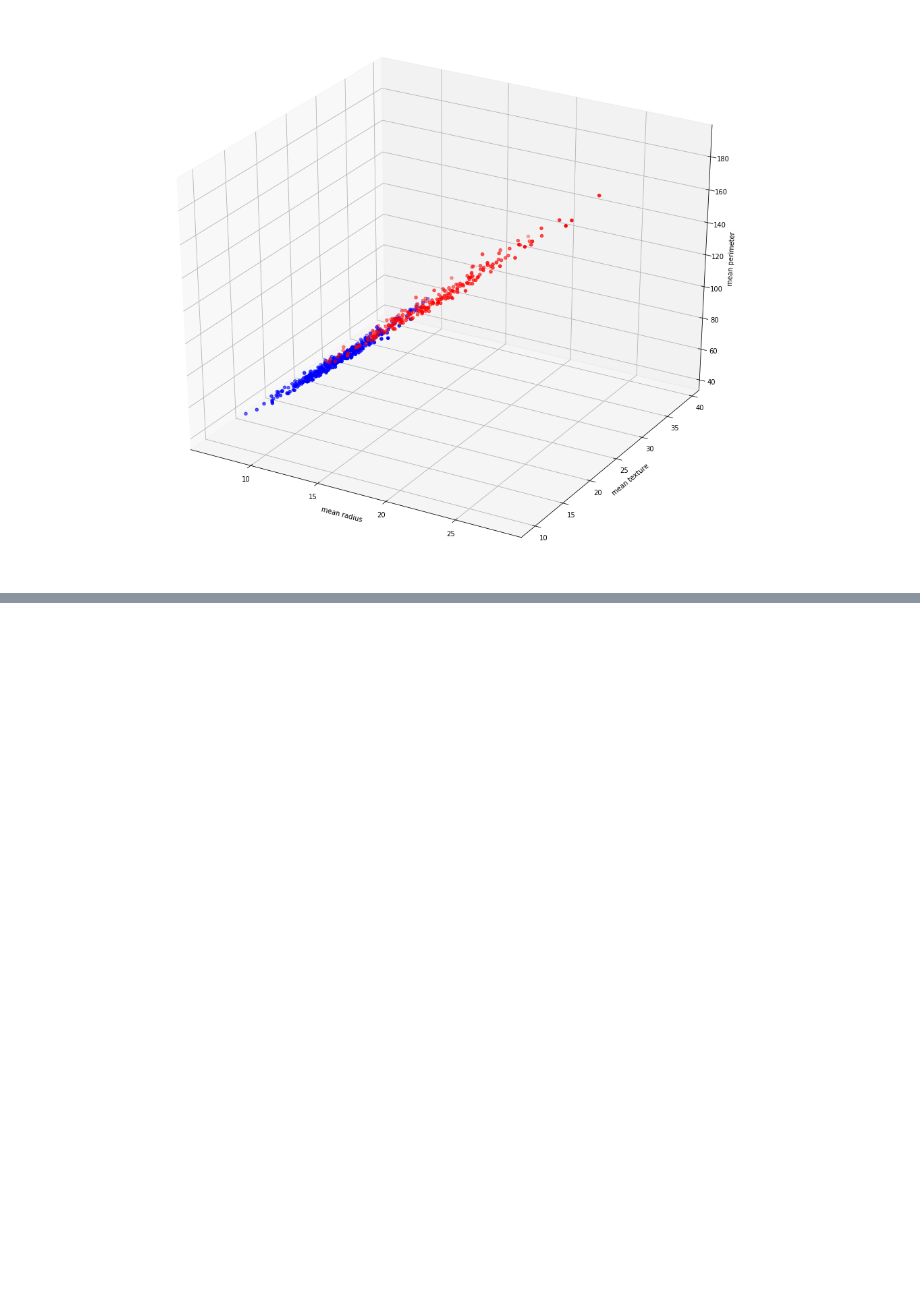
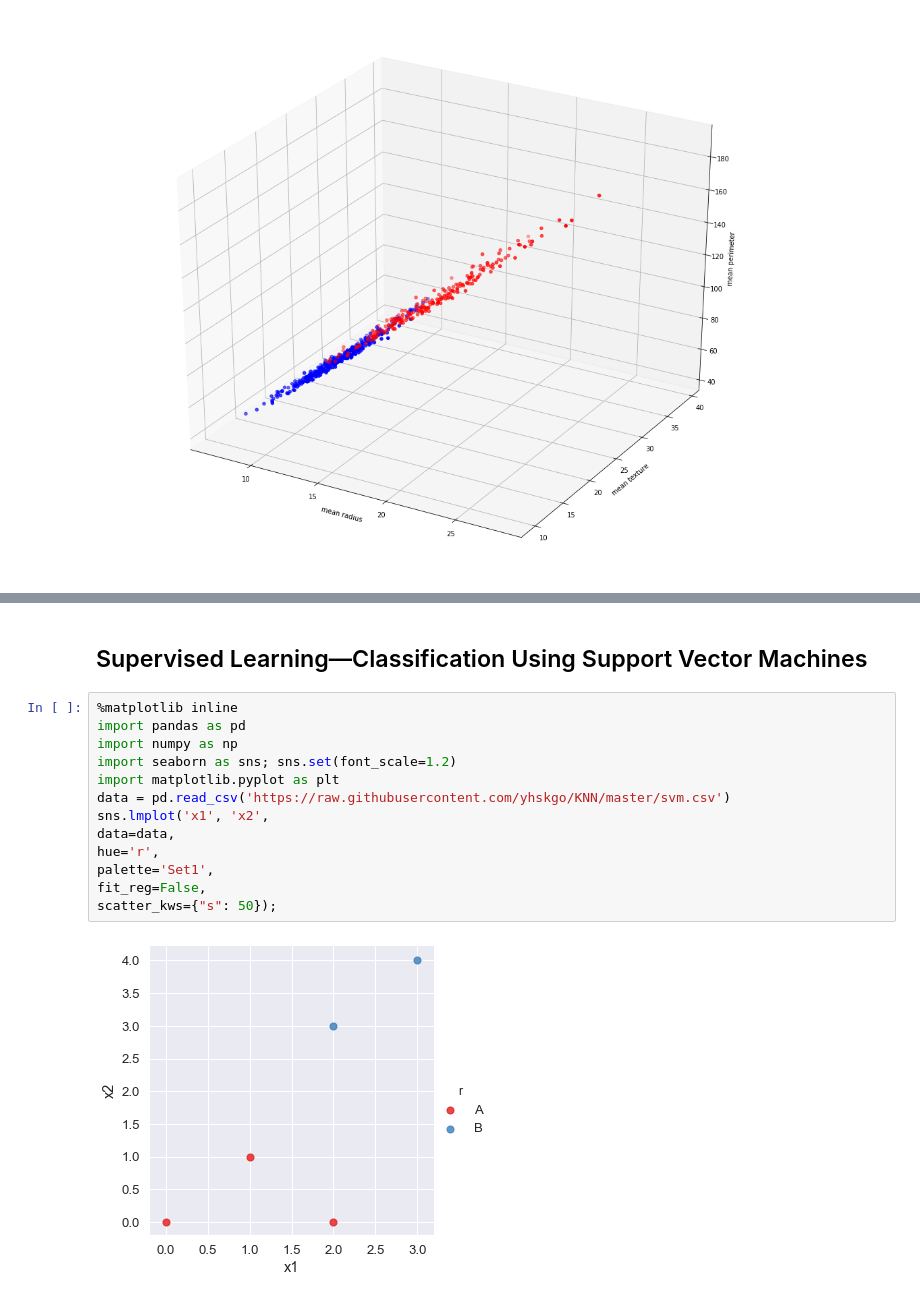
Before and after one commit to vanhungtran/My-work, a Jupyter notebook: Python for Machine Learning.ipynb, the cells around one changed output, grey strips where cells are left out. Drawn from its saved outputs; the diff is of its cells as text; blank space fills up the shorter version.

```diff
--- a/Python for Machine Learning.ipynb
+++ b/Python for Machine Learning.ipynb
@@ -1929,0 +2126,17 @@ plt.show()
+# %% [markdown]
+## Supervised Learning—Classification Using Support Vector Machines
+# %%
+%matplotlib inline
+import pandas as pd
+import numpy as np
+import seaborn as sns; sns.set(font_scale=1.2)
+import matplotlib.pyplot as plt
+data = pd.read_csv('https://raw.githubusercontent.com/yhskgo/KNN/master/svm.csv')
+sns.lmplot('x1', 'x2',
+data=data,
+hue='r',
+palette='Set1',
+fit_reg=False,
+scatter_kws={"s": 50});
+# %% [output]
+[figure, added]
```
Also changed, not shown: parts of 32 cells of this notebook.
